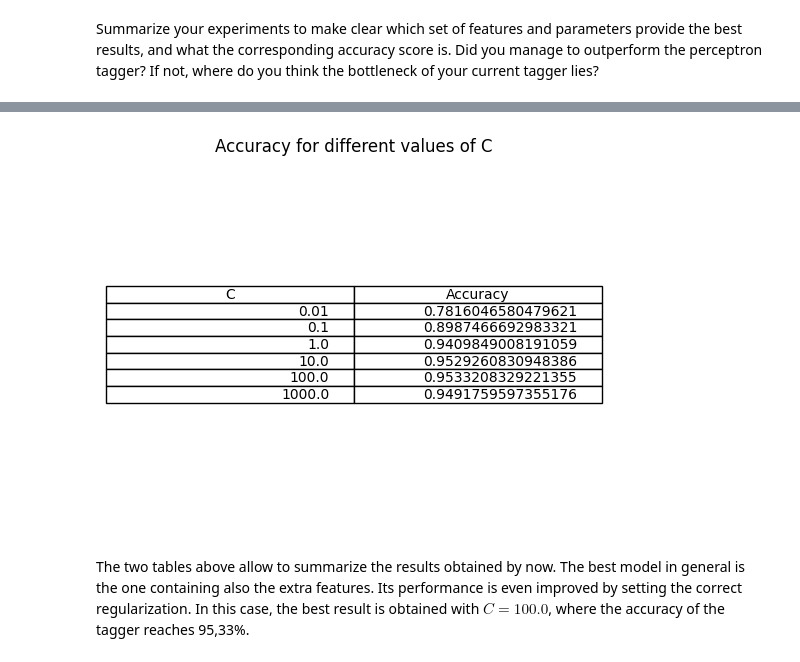
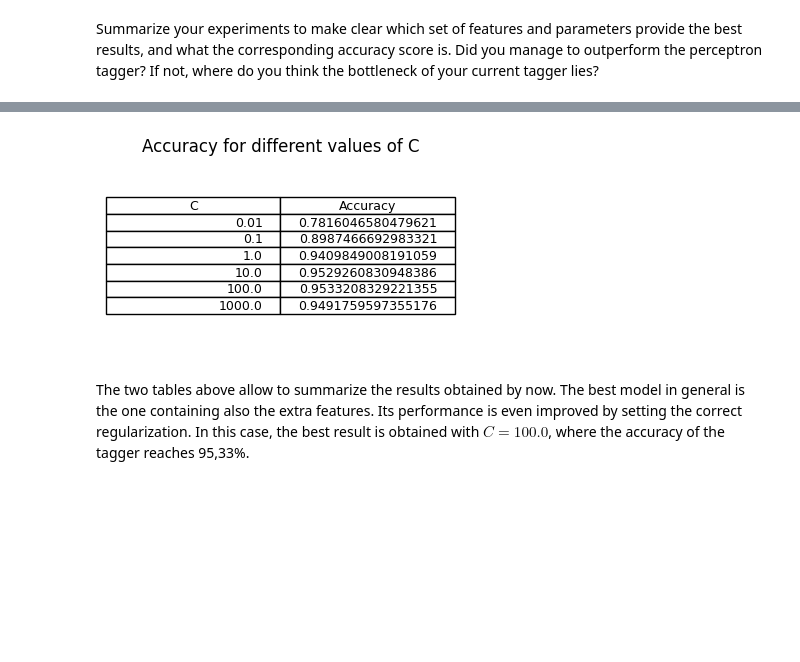
Before and after one commit to alessiasanfelici/IN4080--NLP-Exercises, a Jupyter notebook: NLP-Projects/alesssa_in4080_mandatory_2.ipynb, the cells around one changed output, grey strips where cells are left out. Saved outputs shown, nothing was run; the diff lists cells and outputs as text; code cells hidden in the pictures; blank space fills up the shorter version.

```diff
--- a/NLP-Projects/alesssa_in4080_mandatory_2.ipynb
+++ b/NLP-Projects/alesssa_in4080_mandatory_2.ipynb
@@ -41,9 +42,13 @@ being common nouns. As a simple baseline, we should thus know how a model that a
 same (most frequent) class performs. This can be done with nltk.DefaultTagger. Note that we are using the universal tagset, so the
 most frequent tag is not named NN. Evaluate it on the validation set and report the accuracy
 # %%
-tags = [tag for (word, tag) in sents[0]]
-max_tag = nltk.FreqDist(tags).max()
-print("The most frequent tag is called", max_tag)
+m = []
+# Search for the most frequent tag
+for i in range(len(sents)):
+    for (word, tag) in sents[i]:
+        m.append(tag)
+max = nltk.FreqDist(m).max()
+print("The most frequent tag is called", max)
 # %% [output]
 The most frequent tag is called NOUN
 # %%
@@ -403,7 +410,7 @@ As in the previous assignment, we will study the effect of different regularizat
 C in [0.01, 0.1, 1.0, 10.0, 100.0, 1000.0] and see which value yields the best result.
 # %%
 c_values = [0.01, 0.1, 1.0, 10.0, 100.0, 1000.0]
-accuracies = []
+accuracies_c = []
 best_c = None
 best_accuracy = 0
 
@@ -412,14 +419,14 @@ for c in c_values:
     tagger = ScikitGreedyTagger(pos_features_cap_num, C = c)
     tagger.train(news_train)
     accuracy = tagger.accuracy(news_val)
-    accuracies.append(accuracy)
+    accuracies_c.append(accuracy)
 
     # best accuracy and c
     if accuracy > best_accuracy:
         best_accuracy = accuracy
         best_c = c
 
-print("Accuracies:", accuracies)
+print("Accuracies:", accuracies_c)
 print("Best C value:", best_c)
 print("Best Accuracy:", best_accuracy)
 # %% [output]
@@ -448,15 +455,15 @@ plt.show()
 # %%
-c = {"C": c_values, "Accuracy": accuracies}
+c = {"C": c_values, "Accuracy": accuracies_c}
 df_c = pd.DataFrame(c)
 
-fig, ax = plt.subplots(1, 1)
+fig, ax = plt.subplots(figsize = (4.5, 2.5))
 ax.axis('off')
 ax.axis('tight')
 ax.table(cellText = df_c.values, colLabels = df_c.columns, loc = 'center')
 ax.set_title("Accuracy for different values of C")
 plt.show()
 # %% [output]
-[figure, old version]
+[figure, new version]
 # %% [markdown]
 The two tables above allow to summarize the results obtained by now. The best model in general is the one containing also the extra features. Its performance is even improved by setting the correct regularization. In this case, the best result is obtained with $C = 100.0$, where the accuracy of the tagger reaches 95,33%.
 # %% [markdown]
```
Also changed, not shown: parts of 16 cells of this notebook.
